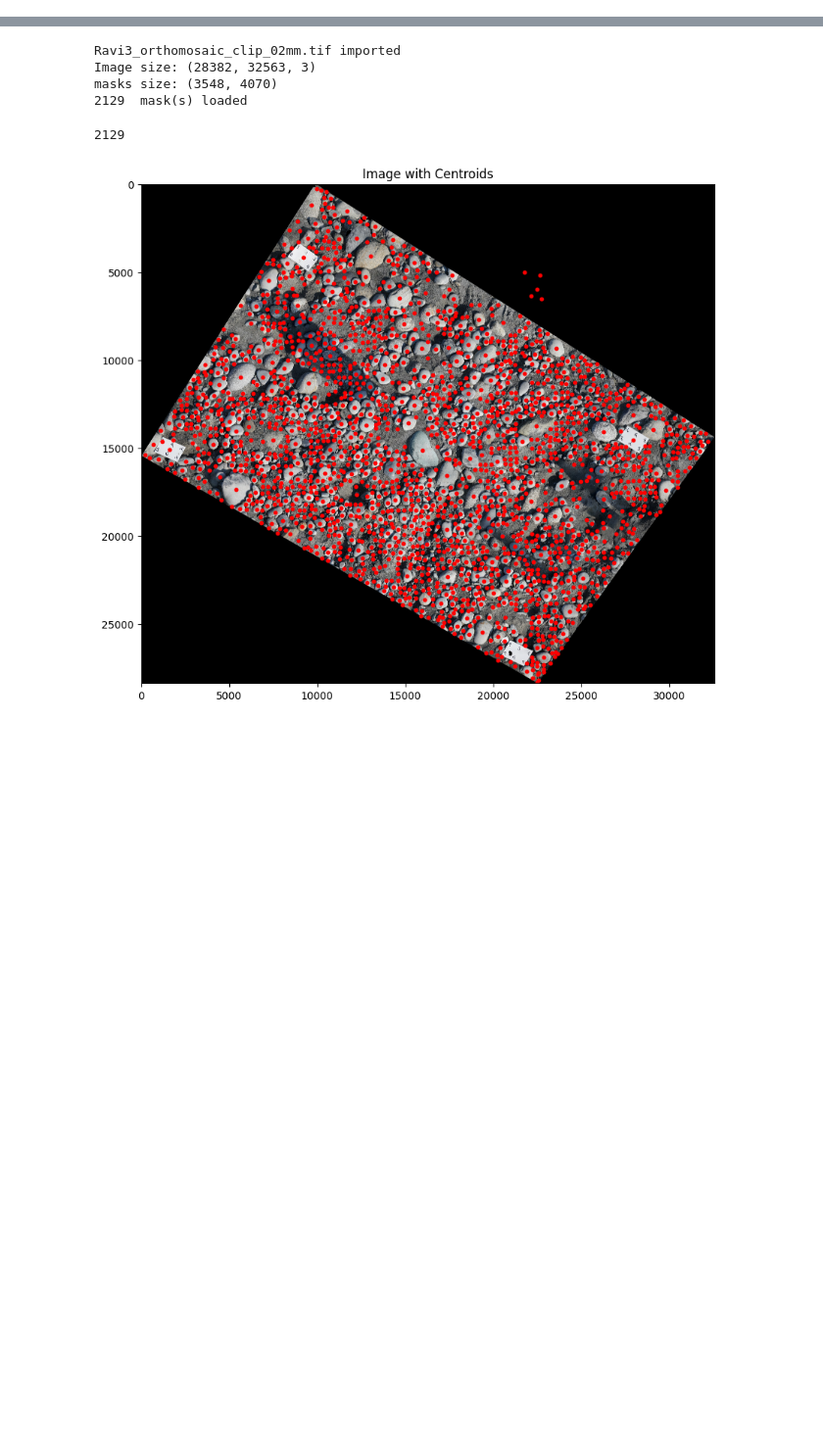
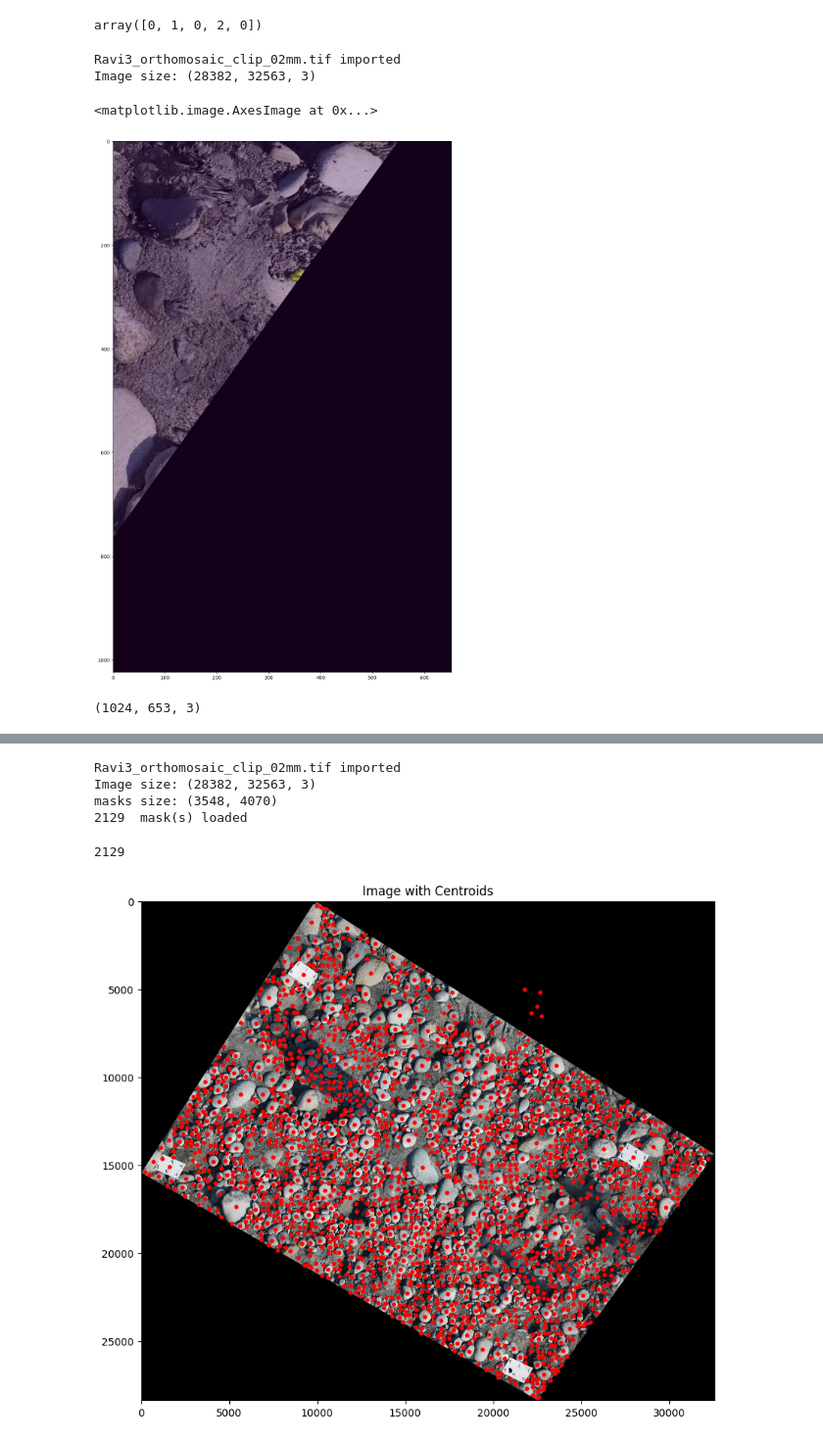
Before and after one commit to UP-RS-ESP/OrthoSAM, a Jupyter notebook: code/get_centroid_for_napari.ipynb, the cells around one changed output, grey strips where cells are left out. Shown at 98% size. Cells and saved outputs as stored; diff of their text form; code cells hidden in the pictures; blank space fills up the shorter version.

```diff
--- a/code/get_centroid_for_napari.ipynb
+++ b/code/get_centroid_for_napari.ipynb
@@ -5,3 +5,51 @@ import json
 import numpy as np
 from skimage import measure
 import matplotlib.pyplot as plt
+# %%
+test=np.array([[0,1,0,2,3],[0,1,0,2,3],[0,1,0,2,3],[0,1,0,2,3],[0,1,0,2,3]])
+test_mask=np.array([[0,0,0,0,0],[0,0,1,0,0],[0,1,1,1,0],[0,0,1,0,0],[0,0,0,0,0]])
+test[(test_mask>0).astype('bool')]
+# %% [output]
+array([0, 1, 0, 2, 0])
+# %%
+init_para={'OutDIR': '/DATA/vito/output/Ravi3_run2_dw4_nostb/',
+      'DataDIR': '/DATA/vito/data/',
+      #'DatasetName': 'sand/*',
+      'DatasetName': 'Ravi/*',
+      #'DatasetName': 'example/*',
+      'fid': 3,
+      'crop_size': 1024,
+      'resample_factor': 1/4,
+      'point_per_side': 30,
+      'dilation_size':15,
+      'min_size_factor':0.0001,
+      #'window_step':0.5,
+      'b':200,
+      'stability_t':0,
+      'third_b_resample_factor':None #None: use method A. 1: auto select resample rate.
+      }
+DataDIR=init_para.get('DataDIR')
+DSname=init_para.get('DatasetName')
+fid=init_para.get('fid')
+pre_para={'Downsample': {'fxy':1/4}}
+b=init_para.get('b')
+crop_size=init_para.get('crop_size')
+image=fnc.load_image(DataDIR,DSname,fid)
+print('Image size:', image.shape)
+image=fnc.preprocessing_roulette(image, pre_para)
+
+patches = fnc.get_image_patches(image, crop_size, 2*b)
+# %% [output]
+Ravi3_orthomosaic_clip_02mm.tif imported
+Image size: (28382, 32563, 3)
+# %%
+plt.figure(figsize=(20,20))
+plt.imshow(patches[(6,12)])
+plt.imshow(test[0]['nms mask'][2],alpha=0.3)
+# %% [output]
+<matplotlib.image.AxesImage at 0x...>
+[figure, added]
+# %%
+patches[(7,12)].shape
+# %% [output]
+(1024, 653, 3)
```
Also changed, not shown: parts of 2 cells of this notebook, 8 other files.
